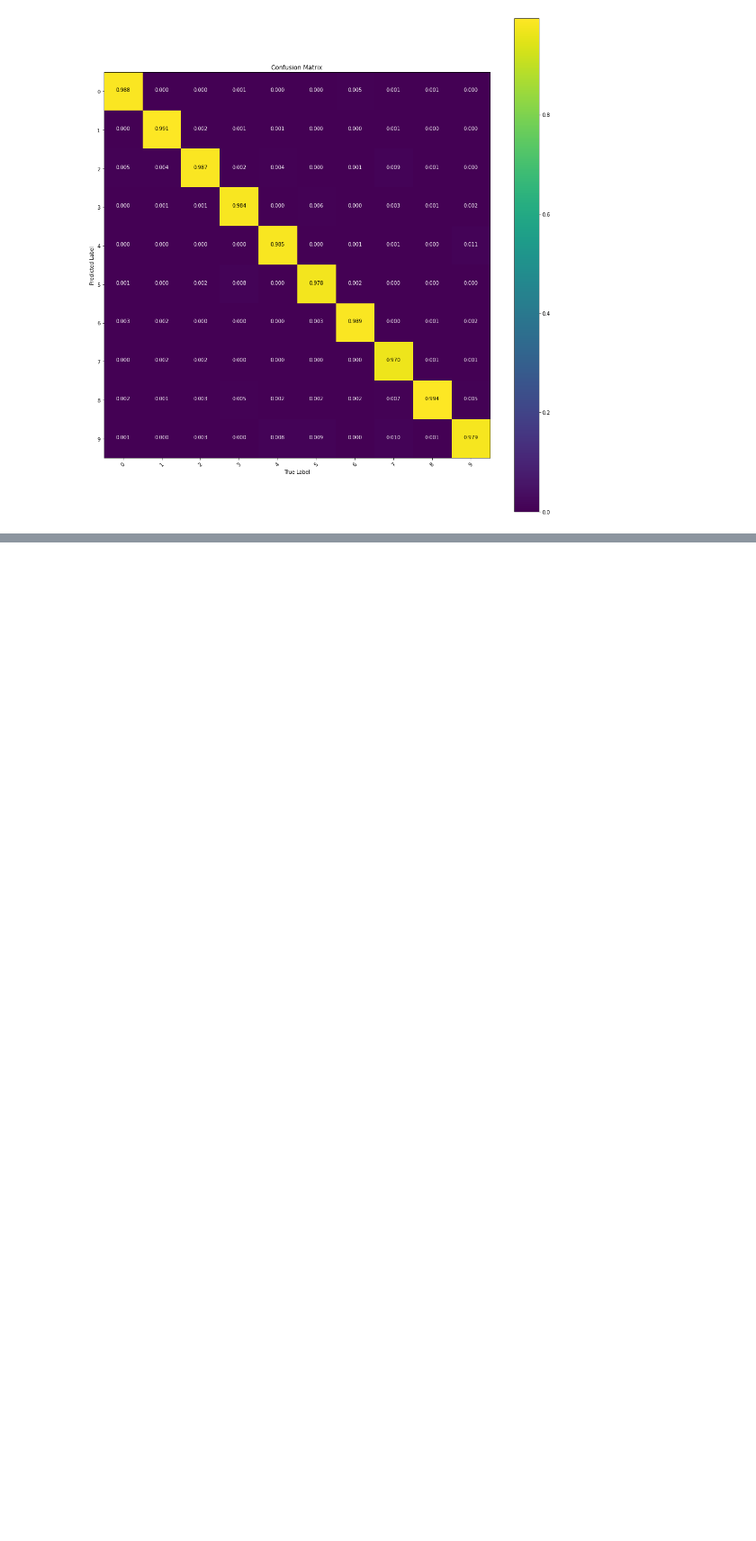
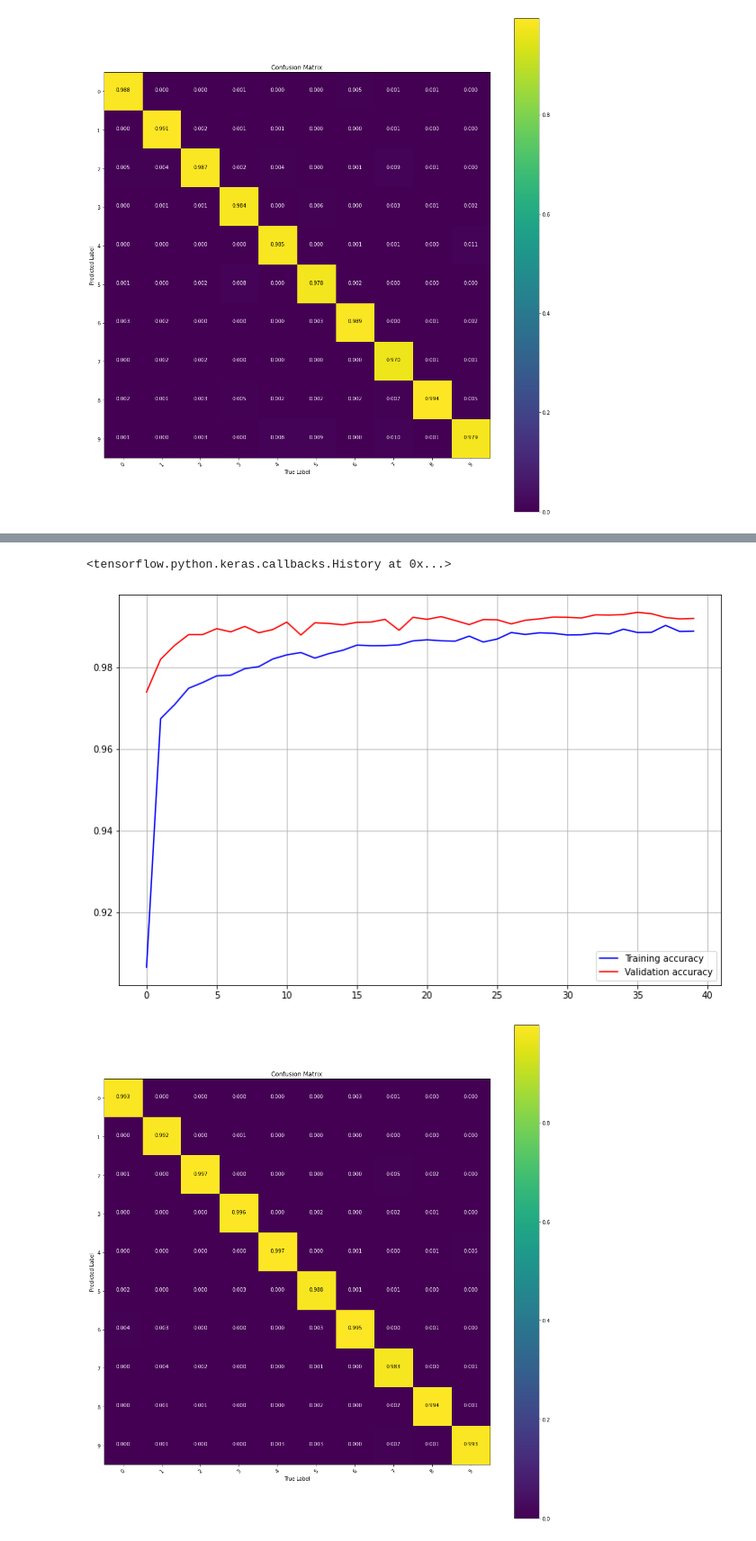
Before and after one commit to mallen-11/math-problem-solver, a Jupyter notebook: Notebooks/Confusion_Matrix_CNN.ipynb, the cells around one changed output, grey strips where cells are left out. Shown at 90% size. Drawn from its saved outputs; the diff is of its cells as text; code cells hidden in the pictures; blank space fills up the shorter version.

```diff
--- a/Notebooks/Confusion_Matrix_CNN.ipynb
+++ b/Notebooks/Confusion_Matrix_CNN.ipynb
@@ -191,0 +222,3 @@ Epoch 30/30
+# %%
+build_model(conv_layers=3, pool_layers=3, epochs=40, X_train=X_train, y_train=y_train, k=7)
+# %% [output]
@@ -191,0 +242,3 @@ Epoch 30/30
+<tensorflow.python.keras.callbacks.History at 0x...>
+[figure, added]
+[figure, added]
```
Also changed, not shown: parts of 4 cells of this notebook.
